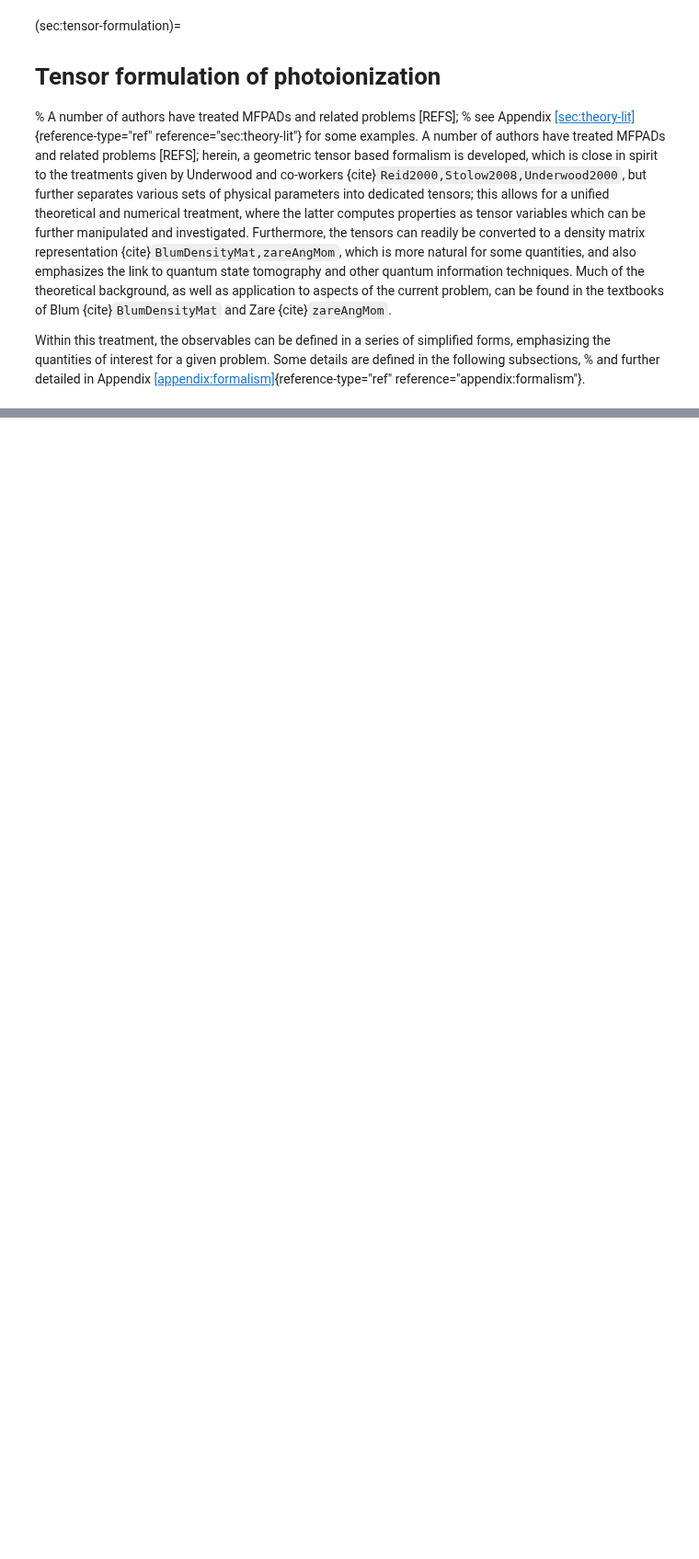
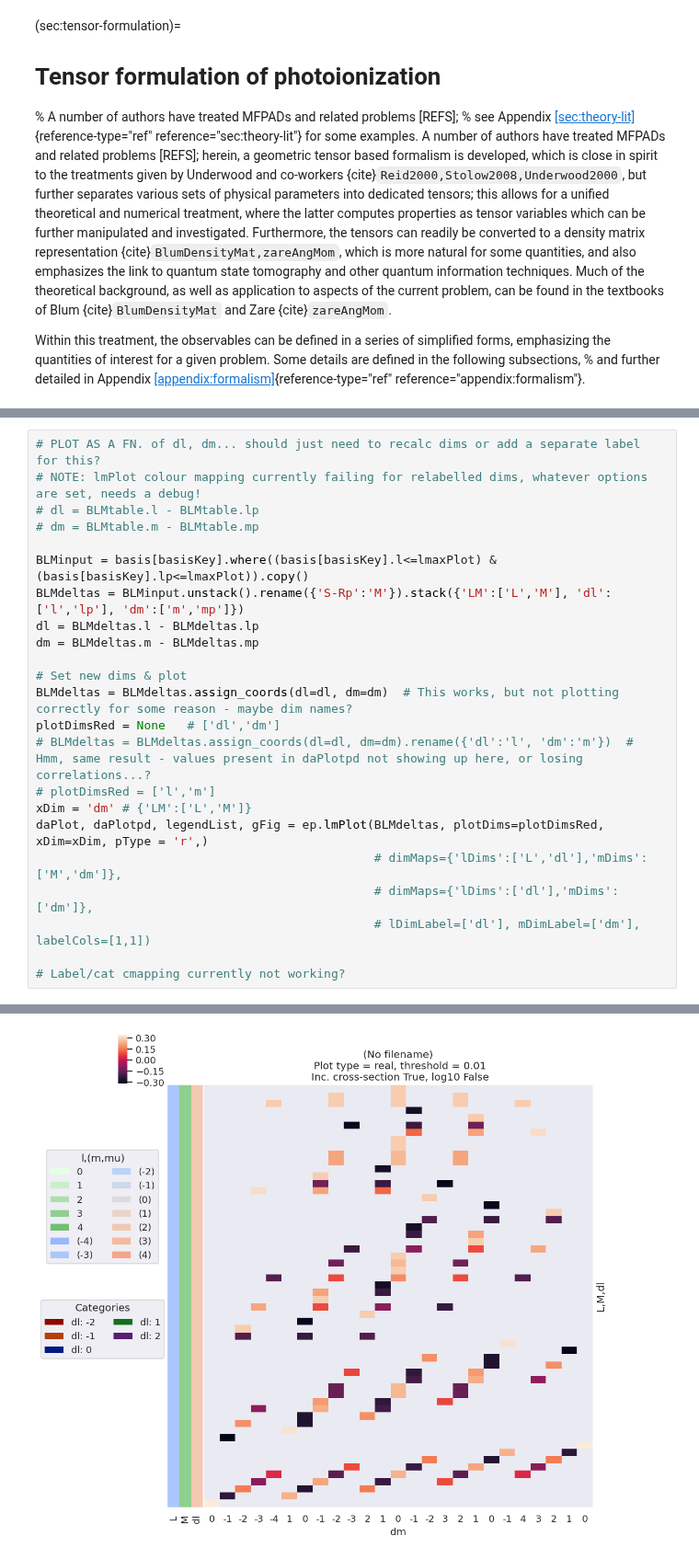
Before and after one commit to phockett/Quantum-Metrology-with-Photoelectrons-Vol3, a Jupyter notebook: doc-source/part1/theory_tensor_formalism_201122.ipynb, the cells around one changed output, grey strips where cells are left out. Shown at 92% size. Drawn from its saved outputs; the diff is of its cells as text; blank space fills up the shorter version.

```diff
--- a/doc-source/part1/theory_tensor_formalism_201122.ipynb
+++ b/doc-source/part1/theory_tensor_formalism_201122.ipynb
@@ -111,0 +487,24 @@ the theory and notation.
+# %%
+# PLOT AS A FN. of dl, dm... should just need to recalc dims or add a separate label for this?
+# NOTE: lmPlot colour mapping currently failing for relabelled dims, whatever options are set, needs a debug!
+# dl = BLMtable.l - BLMtable.lp
+# dm = BLMtable.m - BLMtable.mp
+
+BLMinput = basis[basisKey].where((basis[basisKey].l<=lmaxPlot) & (basis[basisKey].lp<=lmaxPlot)).copy()
+BLMdeltas = BLMinput.unstack().rename({'S-Rp':'M'}).stack({'LM':['L','M'], 'dl':['l','lp'], 'dm':['m','mp']})
+dl = BLMdeltas.l - BLMdeltas.lp
+dm = BLMdeltas.m - BLMdeltas.mp
+
+# Set new dims & plot
+BLMdeltas = BLMdeltas.assign_coords(dl=dl, dm=dm)  # This works, but not plotting correctly for some reason - maybe dim names?
+plotDimsRed = None   # ['dl','dm']
+# BLMdeltas = BLMdeltas.assign_coords(dl=dl, dm=dm).rename({'dl':'l', 'dm':'m'})  # Hmm, same result - values present in daPlotpd not showing up here, or losing correlations...?
+# plotDimsRed = ['l','m']
+xDim = 'dm' # {'LM':['L','M']}
+daPlot, daPlotpd, legendList, gFig = ep.lmPlot(BLMdeltas, plotDims=plotDimsRed, xDim=xDim, pType = 'r',)
+                                               # dimMaps={'lDims':['L','dl'],'mDims':['M','dm']},
+                                               # dimMaps={'lDims':['dl'],'mDims':['dm']},
+                                               # lDimLabel=['dl'], mDimLabel=['dm'], labelCols=[1,1])
+
+# Label/cat cmapping currently not working?
+# %% [output]
@@ -111,0 +512 @@ the theory and notation.
+[figure, added]
```
Also changed, not shown: parts of 27 cells of this notebook, 11 other files.
